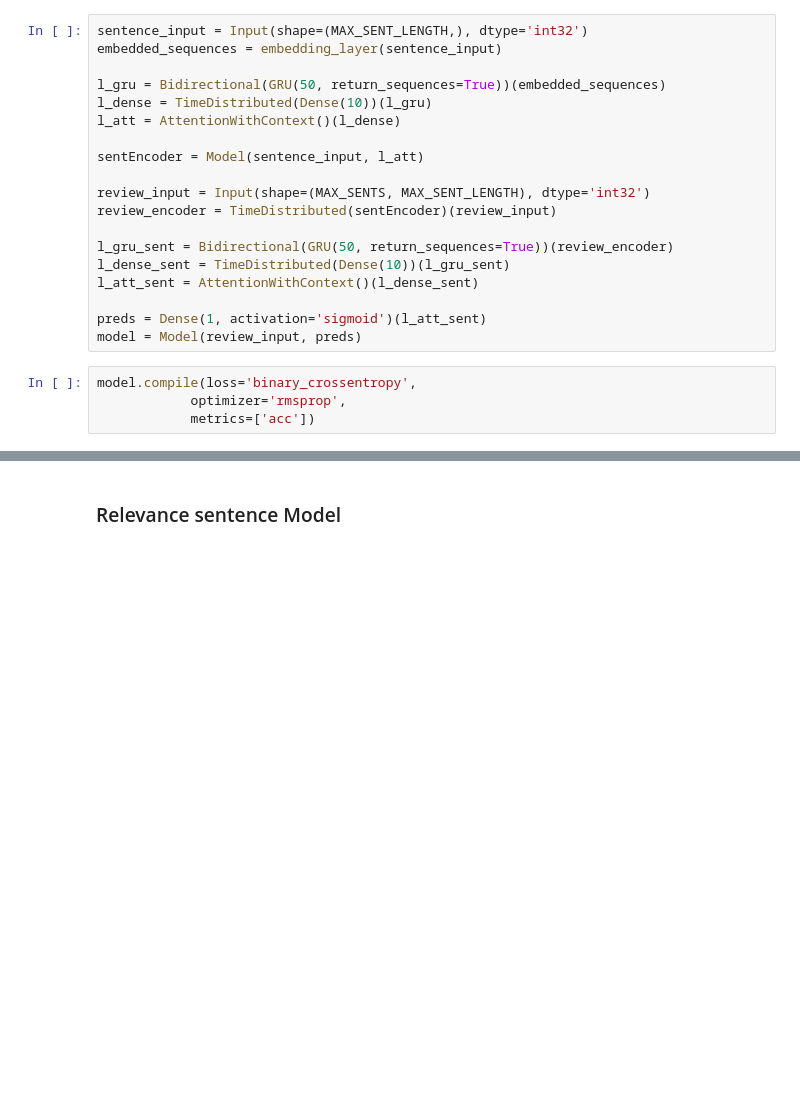
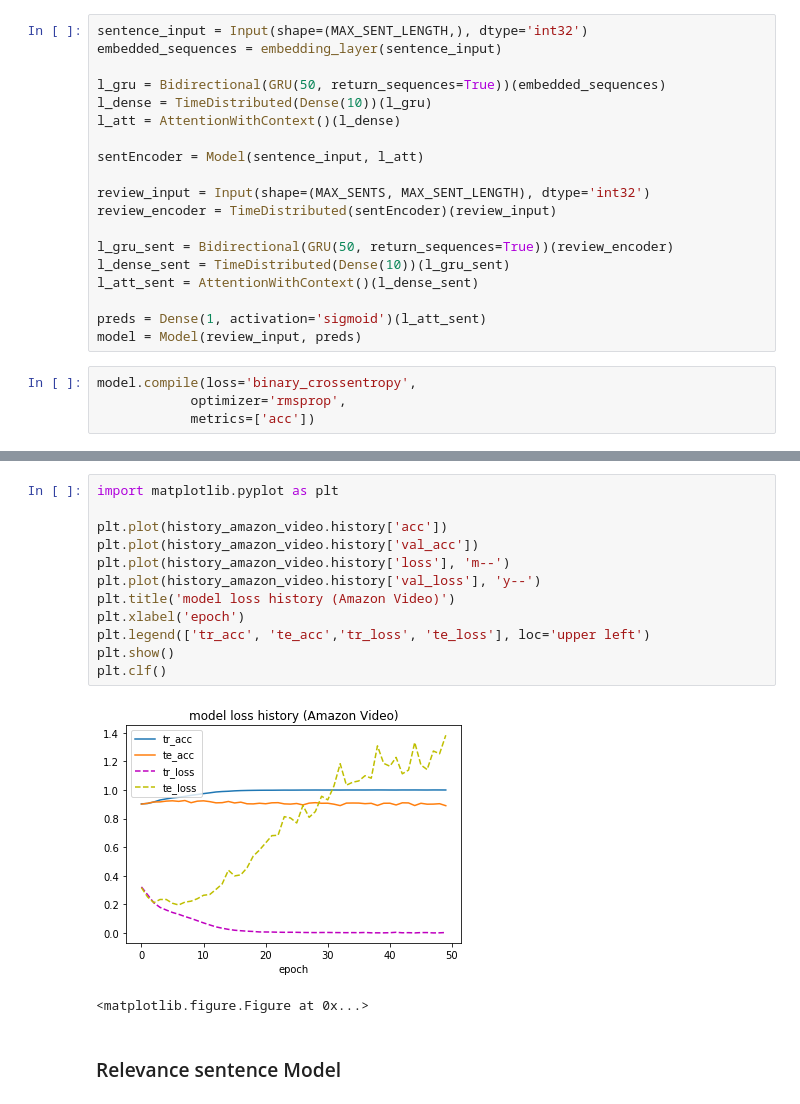
Before and after one commit to annekehdyt/text-transparency, a Jupyter notebook: Implementation/HAN modified.ipynb, the cells around one changed output, grey strips where cells are left out. Cells and saved outputs as stored; diff of their text form; blank space fills up the shorter version.

```diff
--- a/Implementation/HAN modified.ipynb
+++ b/Implementation/HAN modified.ipynb
@@ -368,3 +396,18 @@ KeyboardInterrupt:
+# %%
+import matplotlib.pyplot as plt
+
+plt.plot(history_amazon_video.history['acc'])
+plt.plot(history_amazon_video.history['val_acc'])
+plt.plot(history_amazon_video.history['loss'], 'm--')
+plt.plot(history_amazon_video.history['val_loss'], 'y--')
+plt.title('model loss history (Amazon Video)')
+plt.xlabel('epoch')
+plt.legend(['tr_acc', 'te_acc','tr_loss', 'te_loss'], loc='upper left')
+plt.show()
+plt.clf()
+# %% [output]
+[figure, added]
+<matplotlib.figure.Figure at 0x...>
 # %% [markdown]
 ### Relevance sentence Model
 # %%
```
Also changed, not shown: parts of 7 cells of this notebook.
